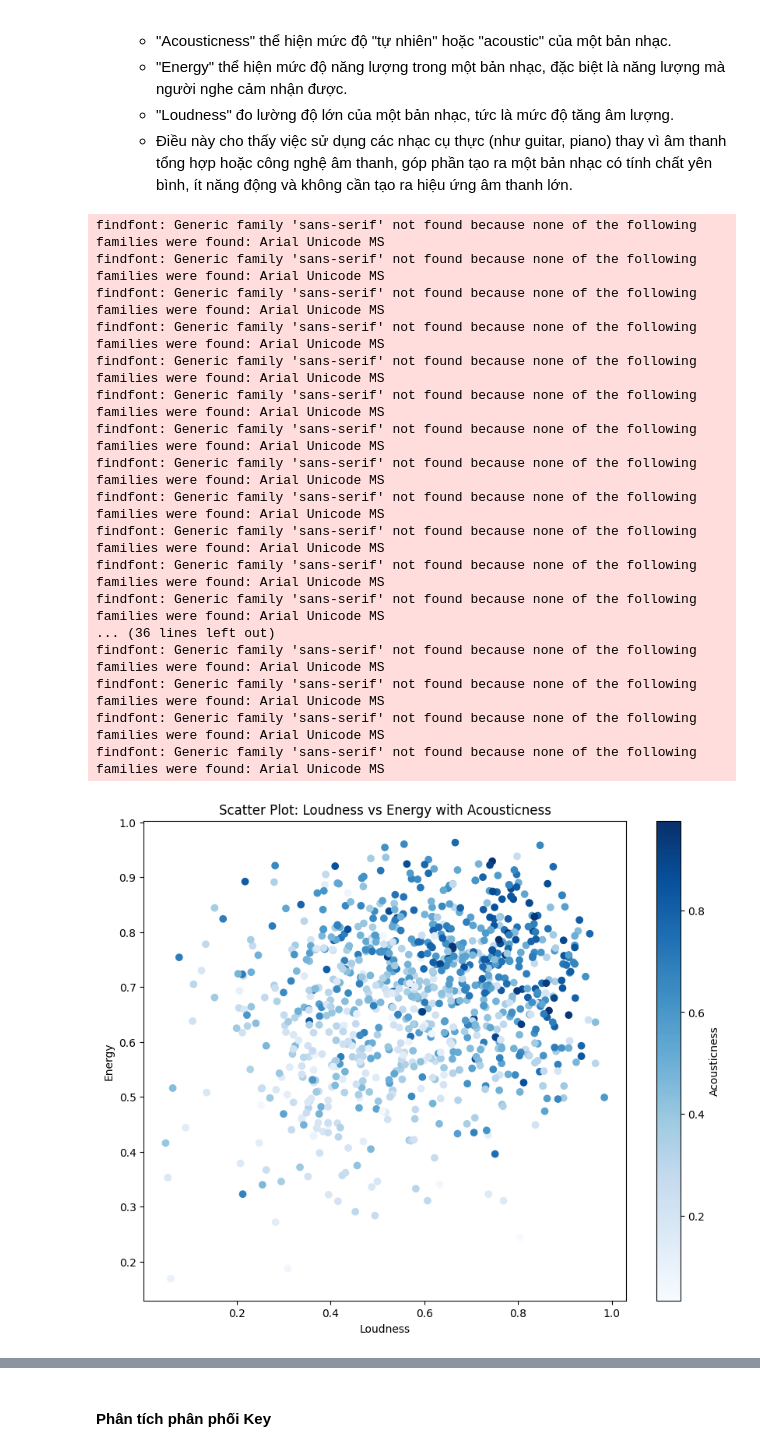
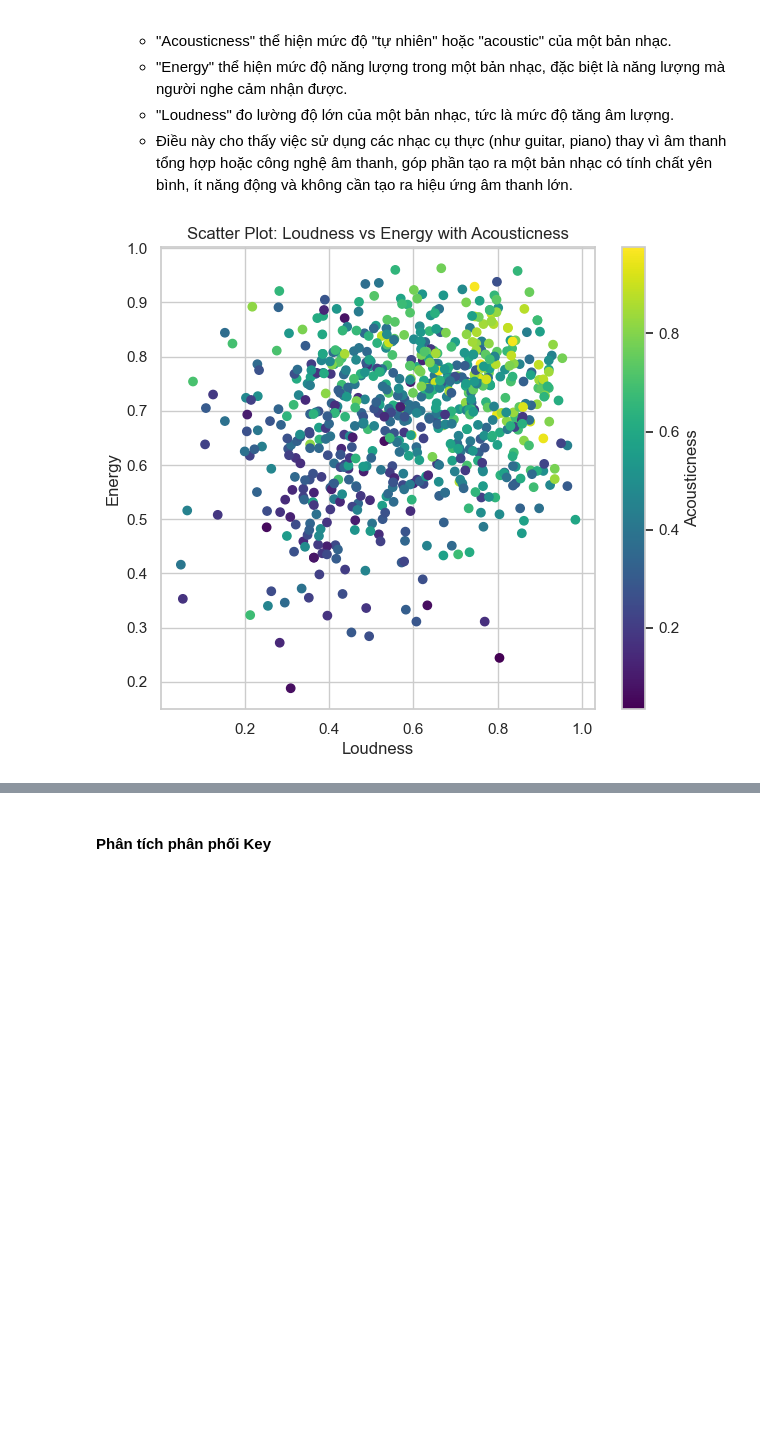
Before and after one commit to tungbtt/Spotify_Song_Trend_Insights, a Jupyter notebook: Insight.ipynb, the cells around one changed output, grey strips where cells are left out. Saved outputs shown, nothing was run; the diff lists cells and outputs as text; code cells hidden in the pictures; blank space fills up the shorter version.

```diff
--- a/Insight.ipynb
+++ b/Insight.ipynb
@@ -10,8 +18,33 @@ df_vn = pd.read_csv('datasets/vn_chart.csv')
 df_features = pd.read_csv('datasets/audio_features.csv')
 
 # Sử dụng phương thức merge để lọc các dòng dữ liệu trong df_features dựa trên cột ID từ df_vn
-df_vn_features = df_features.merge(df_vn[['id']], on='id', how='inner')
-df_vn_features = df_vn_features.drop_duplicates().reset_index(drop=True)
+df_vn_features = df_features.merge(df_vn[['id', 'streams']], on='id', how='inner')
+# %%
+columns_list = [
+    'id',
+    'danceability',
+    'energy',
+    'key',
+    'loudness',
+    'mode',
+    'speechiness',
+    'acousticness',
+    'instrumentalness',
+    'liveness',
+    'valence',
+    'tempo',
+    'duration_ms',
+    'time_signature',
+    'explicit',
+    'popularity',
+    'release_date',
+    'album_id',
+    'album_name',
+    'track_number',
+    'preview_url'
+]
+df_vn_features = df_vn_features.groupby(columns_list)['streams'].sum().reset_index()
+df_vn_features = df_vn_features.drop_duplicates().reset_index(drop=True)
 # %%
 df_vn_features
 # %% [output]
@@ -30,0 +64,3 @@ df_vn_features
+# %%
+columns_to_drop = ['album_id', 'album_name', 'track_number','preview_url']
+df_vn_features = df_vn_features.drop(columns=columns_to_drop)
@@ -50,3 +96,7 @@ preview_url          object
 dtype: object
 # %%
 df_vn_features['release_date'] = pd.to_datetime(df_vn_features['release_date'], format='%Y/%m/%d')
+# %%
+mapping = {True: 1, False: 0}
+# Sử dụng map để ánh xạ giá trị trong cột 'explicit'
+df_vn_features['explicit'] = df_vn_features['explicit'].map(mapping)
@@ -91,46 +167,29 @@ findfont: Generic family 'sans-serif' not found because none of the following fa
 # %%
 # Extract data for plotting
 X = df_vn_features['energy']       # X-axis data: Loudness
 Y = df_vn_features['danceability']         # Y-axis data: Energy
 Z = df_vn_features['valence']   # Color data: Acousticness
 
 # Create a new figure and axis
-fig, ax = plt.subplots(figsize=(10, 8))
+fig, ax = plt.subplots(figsize=(7, 6))
 
 # Create a scatter plot
-sc = ax.scatter(X, Y, c=Z, cmap=plt.cm.Blues)
+sc = ax.scatter(X, Y, c=Z, cmap=plt.cm.get_cmap('viridis'))
 
 # Add a color bar to the plot to show the variation in acousticness
 fig.colorbar(sc, ax=ax, label='Acousticness')
 
 # Set labels for the X and Y axes
 ax.set_xlabel('Loudness')  # Label for X-axis
 ax.set_ylabel('Energy')    # Label for Y-axis
 
 # Set the title of the plot
 ax.set_title('Scatter Plot: Loudness vs Energy with Acousticness')
 
 # Display the plot
 plt.show()
 # %% [output]
-findfont: Generic family 'sans-serif' not found because none of the following families were found: Arial Unicode MS
-findfont: Generic family 'sans-serif' not found because none of the following families were found: Arial Unicode MS
-findfont: Generic family 'sans-serif' not found because none of the following families were found: Arial Unicode MS
-findfont: Generic family 'sans-serif' not found because none of the following families were found: Arial Unicode MS
-findfont: Generic family 'sans-serif' not found because none of the following families were found: Arial Unicode MS
-findfont: Generic family 'sans-serif' not found because none of the following families were found: Arial Unicode MS
-findfont: Generic family 'sans-serif' not found because none of the following families were found: Arial Unicode MS
-findfont: Generic family 'sans-serif' not found because none of the following families were found: Arial Unicode MS
-findfont: Generic family 'sans-serif' not found because none of the following families were found: Arial Unicode MS
-findfont: Generic family 'sans-serif' not found because none of the following families were found: Arial Unicode MS
-findfont: Generic family 'sans-serif' not found because none of the following families were found: Arial Unicode MS
-findfont: Generic family 'sans-serif' not found because none of the following families were found: Arial Unicode MS
-... (36 lines left out)
-findfont: Generic family 'sans-serif' not found because none of the following families were found: Arial Unicode MS
-findfont: Generic family 'sans-serif' not found because none of the following families were found: Arial Unicode MS
-findfont: Generic family 'sans-serif' not found because none of the following families were found: Arial Unicode MS
-findfont: Generic family 'sans-serif' not found because none of the following families were found: Arial Unicode MS
-[figure, old version]
+[figure, new version]
 # %%
 # Extract data for plotting
 X = df_vn_features['loudness']       # X-axis data: Loudness
```
Also changed, not shown: parts of 26 cells of this notebook.
